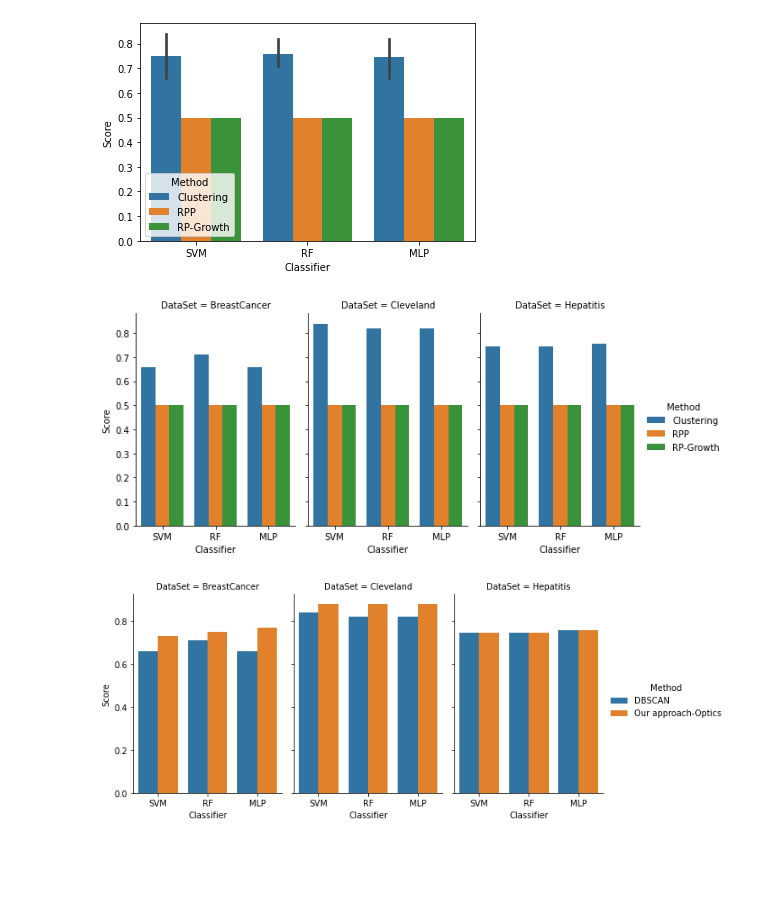
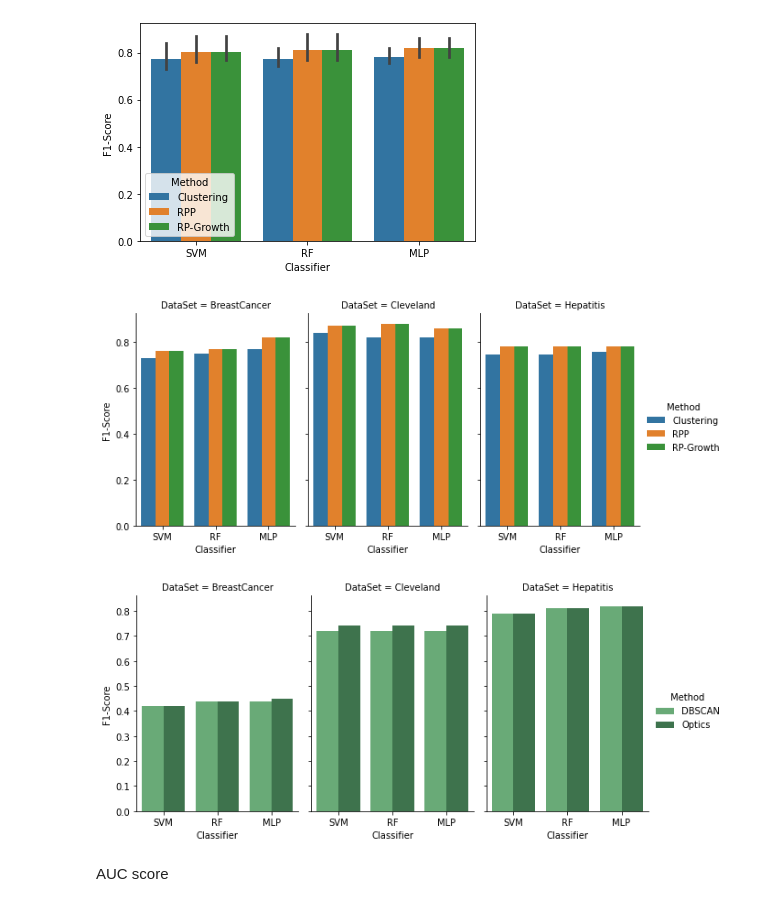
Before and after one commit to BlackCurrantDS/Mining-Rare-Association-Rules, a Jupyter notebook: Compare_classifier_scores_Paper.ipynb, the cells around one changed output. Saved outputs shown, nothing was run; the diff lists cells and outputs as text; code cells hidden in the pictures; blank space fills up the shorter version.

```diff
--- a/Compare_classifier_scores_Paper.ipynb
+++ b/Compare_classifier_scores_Paper.ipynb
@@ -20,9 +20,9 @@ df = pd.DataFrame(data, columns = ['Classifier', 'DataSet', 'Score', 'Method'])
 # %%
-ax = sns.barplot(x="Classifier", y="Score", hue="Method", data=df)
+ax = sns.barplot(x="Classifier", y="F1-Score", hue="Method", data=df)
 # %% [output]
-[figure, old version]
+[figure, new version]
 # %%
-sns.catplot(x="Classifier", y="Score",
+sns.catplot(x="Classifier", y="F1-Score",
                 hue="Method", col="DataSet",
                 data=df, kind="bar",
                 height=4, aspect=.7)
@@ -31,30 +31,32 @@ plt.xlabel("Classifier")
 #plt.title("F1 scores") # You can comment this line out if you don't need title
 plt.savefig("Paper_F1_Score.png",bbox_inches='tight')
 # %% [output]
-[figure, old version]
+[figure, new version]
 # %%
 #RP-growth vs
 # %%
-data = [['SVM', 'BreastCancer', .66, 'DBSCAN'], ['SVM', 'BreastCancer', .73, 'Our approach-Optics']
-        ,['RF', 'BreastCancer', .71, 'DBSCAN'], ['RF', 'BreastCancer', .75, 'Our approach-Optics']
-        ,['MLP', 'BreastCancer', .66, 'DBSCAN'], ['MLP', 'BreastCancer', .77 , 'Our approach-Optics']
-        ,['SVM', 'Cleveland', .84, 'DBSCAN'], ['SVM', 'Cleveland', .88, 'Our approach-Optics']
-        ,['RF', 'Cleveland', .82, 'DBSCAN'], ['RF', 'Cleveland', .88, 'Our approach-Optics']
-        ,['MLP', 'Cleveland', .82, 'DBSCAN'], ['MLP', 'Cleveland', .88 , 'Our approach-Optics']
-        ,['SVM', 'Hepatitis', .7461, 'DBSCAN'], ['SVM', 'Hepatitis', .7468, 'Our approach-Optics']
-        ,['RF', 'Hepatitis', .744, 'DBSCAN'], ['RF', 'Hepatitis', .7445, 'Our approach-Optics']
-        ,['MLP', 'Hepatitis', 0.757, 'DBSCAN'], ['MLP', 'Hepatitis', .7582 , 'Our approach-Optics']
+data = [['SVM', 'BreastCancer', .42, 'DBSCAN'], ['SVM', 'BreastCancer', .42, 'Optics']
+        ,['RF', 'BreastCancer', .44, 'DBSCAN'], ['RF', 'BreastCancer', .44, 'Optics']
+        ,['MLP', 'BreastCancer', .44, 'DBSCAN'], ['MLP', 'BreastCancer', .45 , 'Optics']
+        ,['SVM', 'Cleveland', .72, 'DBSCAN'], ['SVM', 'Cleveland', .74, 'Optics']
+        ,['RF', 'Cleveland', .72, 'DBSCAN'], ['RF', 'Cleveland', .74, 'Optics']
+        ,['MLP', 'Cleveland', .72, 'DBSCAN'], ['MLP', 'Cleveland', .74 , 'Optics']
+        ,['SVM', 'Hepatitis', .79, 'DBSCAN'], ['SVM', 'Hepatitis', .79, 'Optics']
+        ,['RF', 'Hepatitis', .81, 'DBSCAN'], ['RF', 'Hepatitis', .81, 'Optics']
+        ,['MLP', 'Hepatitis', 0.82, 'DBSCAN'], ['MLP', 'Hepatitis', .82 , 'Optics']
         ]
 # %%
-df = pd.DataFrame(data, columns = ['Classifier', 'DataSet', 'Score', 'Method'])
+df = pd.DataFrame(data, columns = ['Classifier', 'DataSet', 'F1-Score', 'Method'])
 # %%
-sns.catplot(x="Classifier", y="Score",
+sns.catplot(x="Classifier", y="F1-Score",
                 hue="Method", col="DataSet",
                 data=df, kind="bar",
-                height=4, aspect=.7)
+                height=4, aspect=.7,palette=("Greens_d"))
 plt.xlabel("Classifier")
 #plt.ylabel("F1-Score")
 #plt.title("F1 scores") # You can comment this line out if you don't need title
 plt.savefig("Paper_F1_Score_clustering.png",bbox_inches='tight')
 # %% [output]
-[figure, old version]
+[figure, new version]
+# %% [markdown]
+AUC score
```
Also changed, not shown: parts of 8 cells of this notebook.
